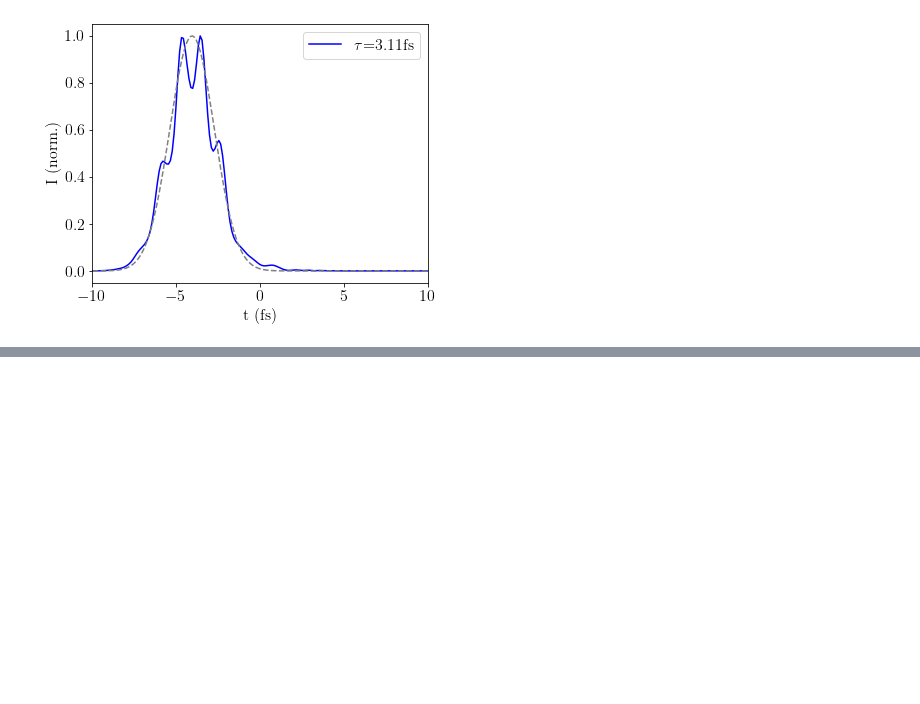
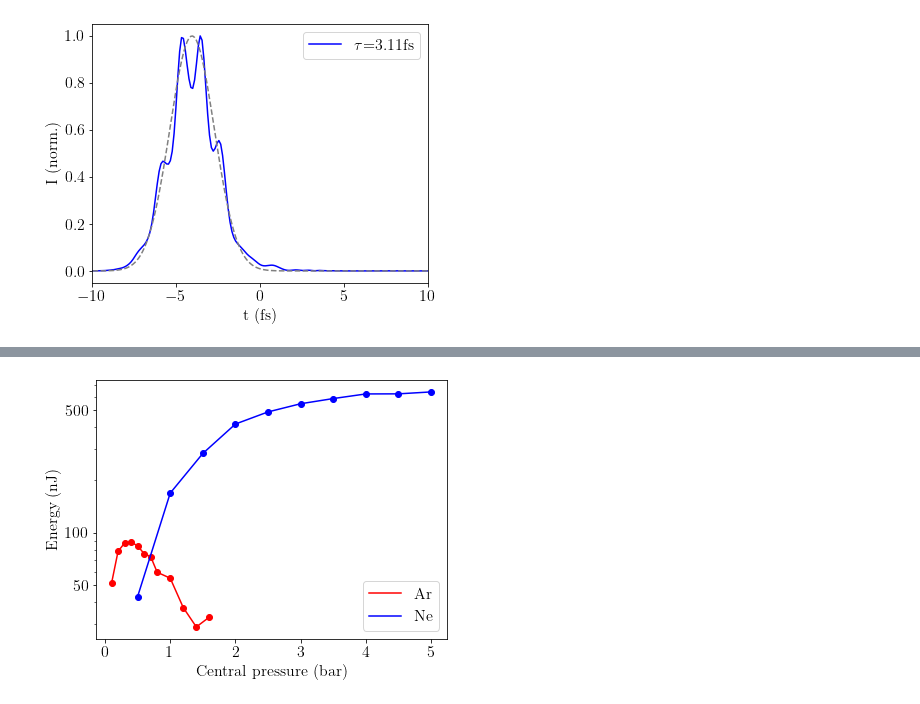
Before and after one commit to david-f-amorim/Simulating-THG-of-few-femtosecond-pulses-in-a-noble-gas-, a Jupyter notebook: various_tools.ipynb, the cells around one changed output, grey strips where cells are left out. Drawn from its saved outputs; the diff is of its cells as text; code cells hidden in the pictures; blank space fills up the shorter version.

```diff
--- a/various_tools.ipynb
+++ b/various_tools.ipynb
@@ -369,0 +370,51 @@ plt.show()
+# %%
+import numpy as np
+import matplotlib.pyplot as plt
+import os
+from matplotlib.ticker import FormatStrFormatter
+
+out_dir = "manuscript"
+Ar_file = "raw_input\\energies_Ar_150mW_IR.txt"
+Ne_file = "raw_input\\energies_Ne_400mW_IR.txt"
+
+# set plot formatting
+plt.rcParams["text.usetex"] = True   # enable LaTeX renadering
+plt.rcParams["mathtext.fontset"] = "cm" # use LateX font for maths
+plt.rcParams["font.family"] = "STIXGeneral" # use LateX font for text
+plt.rcParams["font.size"] = 16 # set standard font size
+fig_dim = [2 * 3.14961,2* 2.3622075] # for 8cm width ; double for 16cm width
+
+# get data
+measured_arr_Ar = np.loadtxt(Ar_file, skiprows=0, delimiter=";", dtype="float")
+p_measured_Ar = measured_arr_Ar[:, 0]
+en_measured_Ar = np.mean(measured_arr_Ar[:,1:], axis=1)
+
+measured_arr_Ne = np.loadtxt(Ne_file, skiprows=0, delimiter=";", dtype="float")
+p_measured_Ne = measured_arr_Ne[:, 0]
+en_measured_Ne = np.mean(measured_arr_Ne[:,1:], axis=1)
+
+plt.figure(figsize=fig_dim, facecolor="white")
+plt.subplots_adjust(top=0.9, bottom=0.14)
+
+plt.ylabel("Energy (nJ)")
+plt.xlabel("Central pressure (bar)")
+
+
+plt.plot(p_measured_Ar, en_measured_Ar, color="red", label="Ar")
+plt.scatter(p_measured_Ar, en_measured_Ar, color="red")
+plt.plot(p_measured_Ne, en_measured_Ne, color="blue", label="Ne")
+plt.scatter(p_measured_Ne, en_measured_Ne, color="blue")
+
+ax = plt.gca()
+ax.set_yscale('log')
+ax.set_yticks([50,100,500])
+ax.yaxis.set_major_formatter(FormatStrFormatter("%.0f"))
+
+plt.legend(loc="lower right")
+
+
+plt.savefig(os.path.join(out_dir,"p_scans_Ar_Ne_meas_log.pdf"))
+plt.savefig(os.path.join(out_dir,"p_scans_Ar_Ne_meas_log.png"),dpi=1000)
+plt.show()
+# %% [output]
+[figure, added]
```
Also changed, not shown: parts of 2 cells of this notebook, 35 other files.
